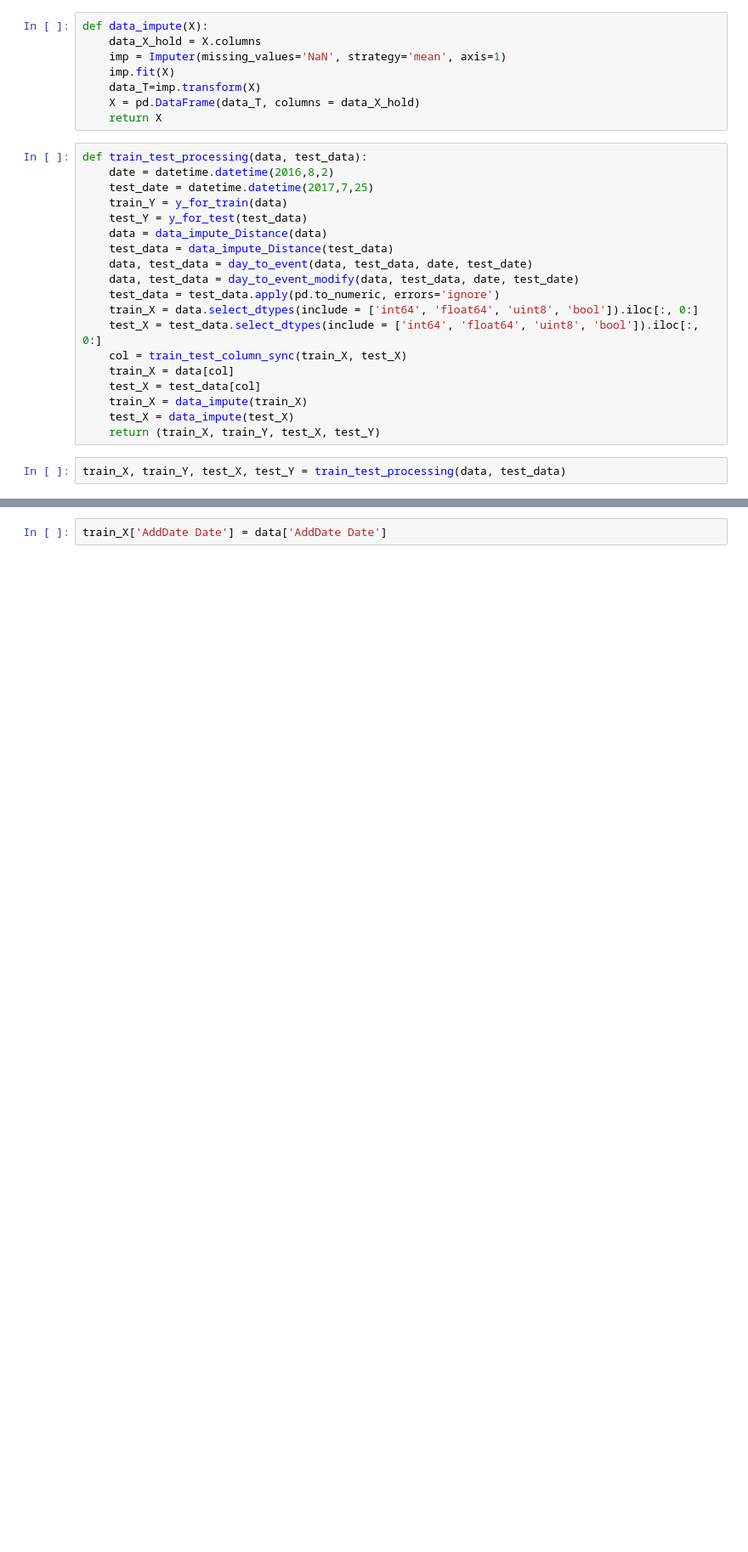
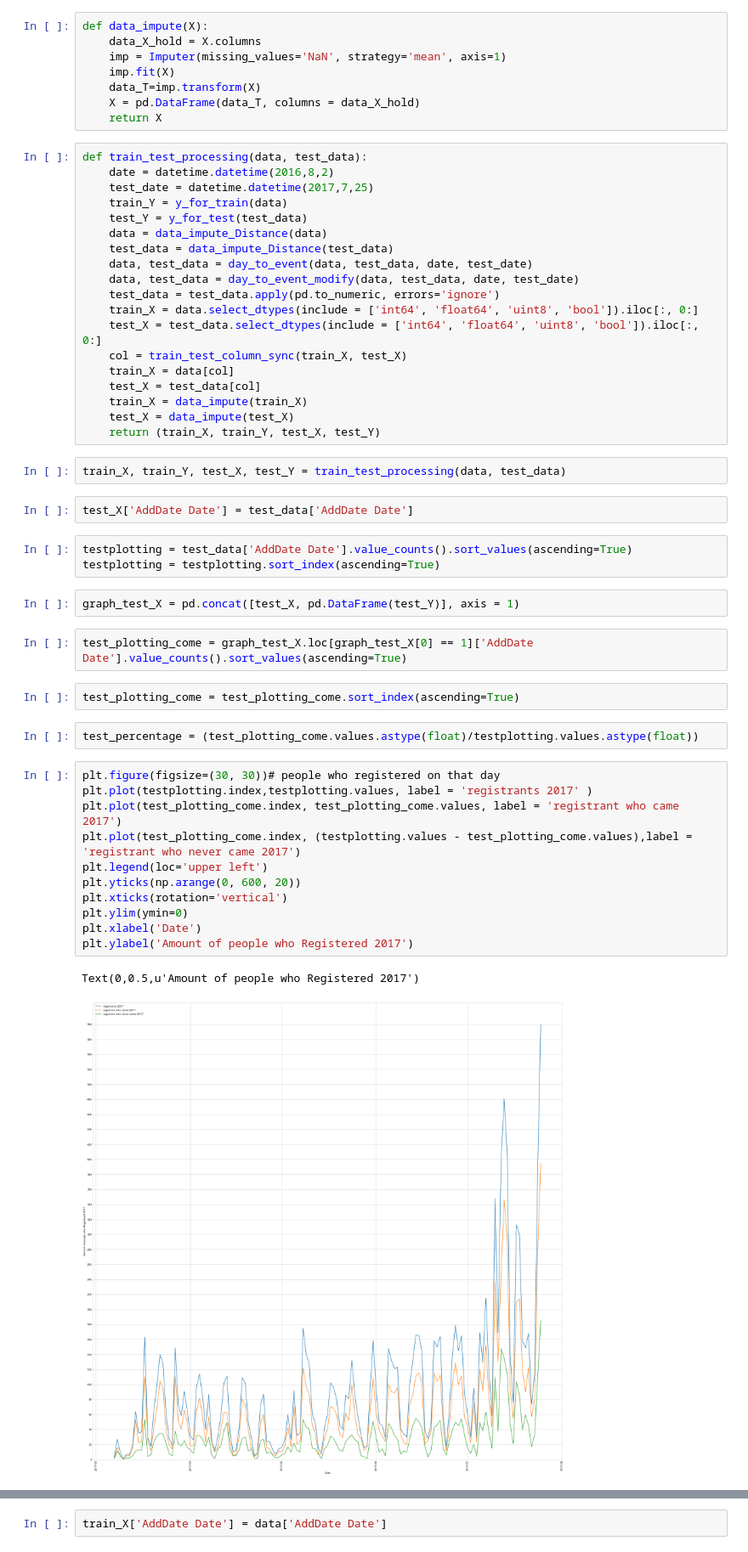
Before and after one commit to JohnHKleeman/MDG_Work, a Jupyter notebook: Trozzi_CoWorker_Project/SuperZoo_Analysis-Graphs.ipynb, the cells around one changed output, grey strips where cells are left out. Shown at 85% size. Saved outputs shown, nothing was run; the diff lists cells and outputs as text; blank space fills up the shorter version.

```diff
--- a/Trozzi_CoWorker_Project/SuperZoo_Analysis-Graphs.ipynb
+++ b/Trozzi_CoWorker_Project/SuperZoo_Analysis-Graphs.ipynb
@@ -366,3 +366,30 @@ def train_test_processing(data, test_data):
     return (train_X, train_Y, test_X, test_Y)
 # %%
 train_X, train_Y, test_X, test_Y = train_test_processing(data, test_data)
+# %%
+test_X['AddDate Date'] = test_data['AddDate Date']
+# %%
+testplotting = test_data['AddDate Date'].value_counts().sort_values(ascending=True)
+testplotting = testplotting.sort_index(ascending=True)
+# %%
+graph_test_X = pd.concat([test_X, pd.DataFrame(test_Y)], axis = 1)
+# %%
+test_plotting_come = graph_test_X.loc[graph_test_X[0] == 1]['AddDate Date'].value_counts().sort_values(ascending=True)
+# %%
+test_plotting_come = test_plotting_come.sort_index(ascending=True)
+# %%
+test_percentage = (test_plotting_come.values.astype(float)/testplotting.values.astype(float))
+# %%
+plt.figure(figsize=(30, 30))# people who registered on that day
+plt.plot(testplotting.index,testplotting.values, label = 'registrants 2017' )
+plt.plot(test_plotting_come.index, test_plotting_come.values, label = 'registrant who came 2017')
+plt.plot(test_plotting_come.index, (testplotting.values - test_plotting_come.values),label = 'registrant who never came 2017')
+plt.legend(loc='upper left')
+plt.yticks(np.arange(0, 600, 20))
+plt.xticks(rotation='vertical')
+plt.ylim(ymin=0)
+plt.xlabel('Date')
+plt.ylabel('Amount of people who Registered 2017')
+# %% [output]
+Text(0,0.5,u'Amount of people who Registered 2017')
+[figure, added]
```
Also changed, not shown: parts of 16 cells of this notebook.
